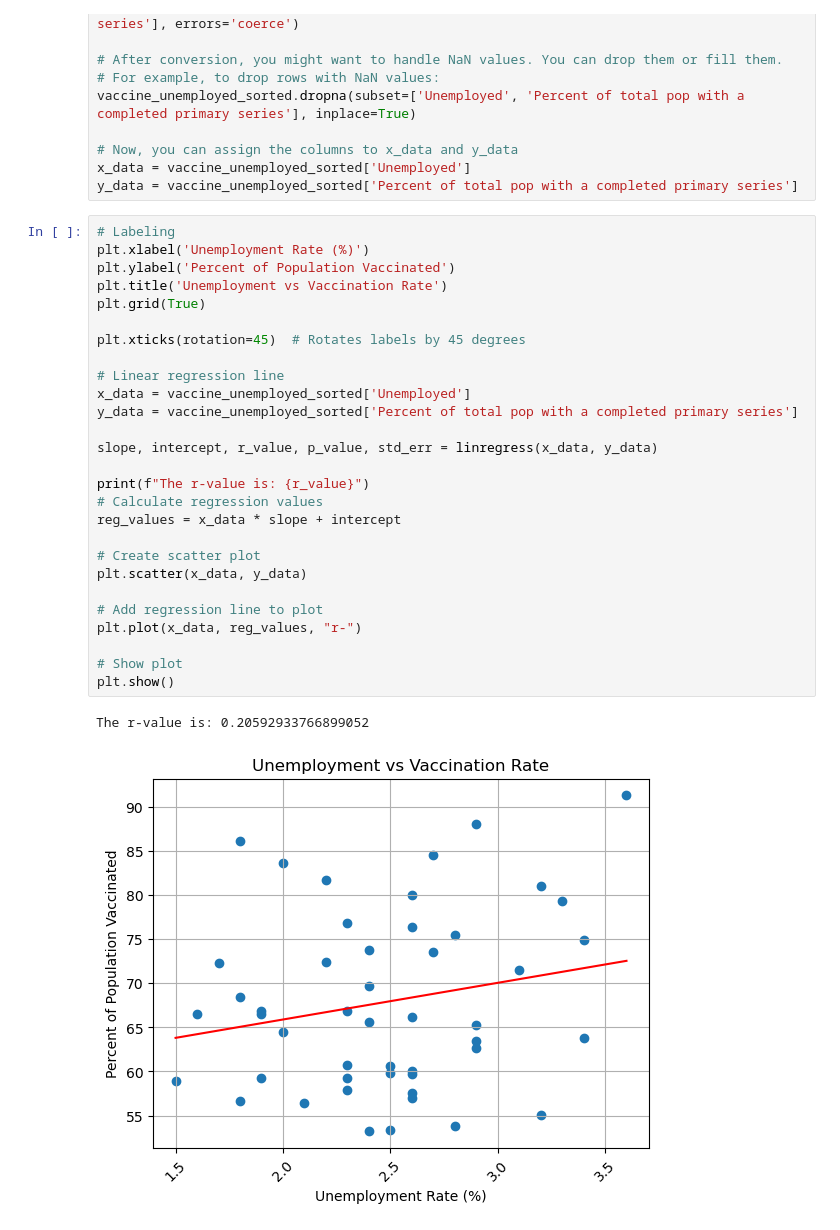
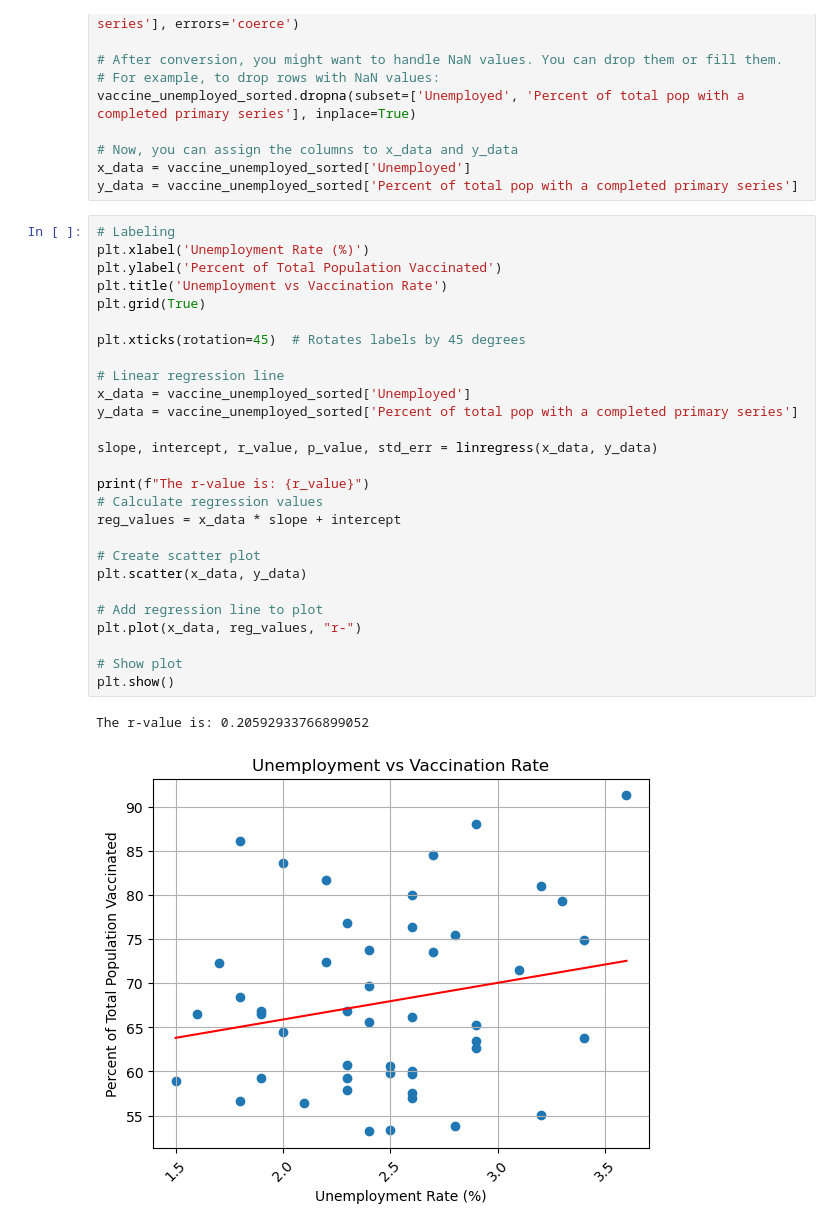
Before and after one commit to imnana18/project1_group07, a Jupyter notebook: project_files/vaccination_and_unemployment_correlation.ipynb, the cells around one changed output. Saved outputs shown, nothing was run; the diff lists cells and outputs as text.

```diff
--- a/project_files/vaccination_and_unemployment_correlation.ipynb
+++ b/project_files/vaccination_and_unemployment_correlation.ipynb
@@ -100,32 +100,32 @@ y_data = vaccine_unemployed_sorted['Percent of total pop with a completed primar
 # %%
 # Labeling
 plt.xlabel('Unemployment Rate (%)')
-plt.ylabel('Percent of Population Vaccinated')
+plt.ylabel('Percent of Total Population Vaccinated')
 plt.title('Unemployment vs Vaccination Rate')
 plt.grid(True)
 
 plt.xticks(rotation=45)  # Rotates labels by 45 degrees
 
 # Linear regression line
 x_data = vaccine_unemployed_sorted['Unemployed']
 y_data = vaccine_unemployed_sorted['Percent of total pop with a completed primary series']
 
 slope, intercept, r_value, p_value, std_err = linregress(x_data, y_data)
 
 print(f"The r-value is: {r_value}")
 # Calculate regression values
 reg_values = x_data * slope + intercept
 
 # Create scatter plot
 plt.scatter(x_data, y_data)
 
 # Add regression line to plot
 plt.plot(x_data, reg_values, "r-")
 
 # Show plot
 plt.show()
 # %% [output]
 The r-value is: 0.20592933766899052
-[figure, old version]
+[figure, new version]
 # %%
 # Observation: We can see that there is no direct correlation betweeen unemployment rate and the percent of
```
Also changed, not shown: parts of 3 cells of this notebook.
